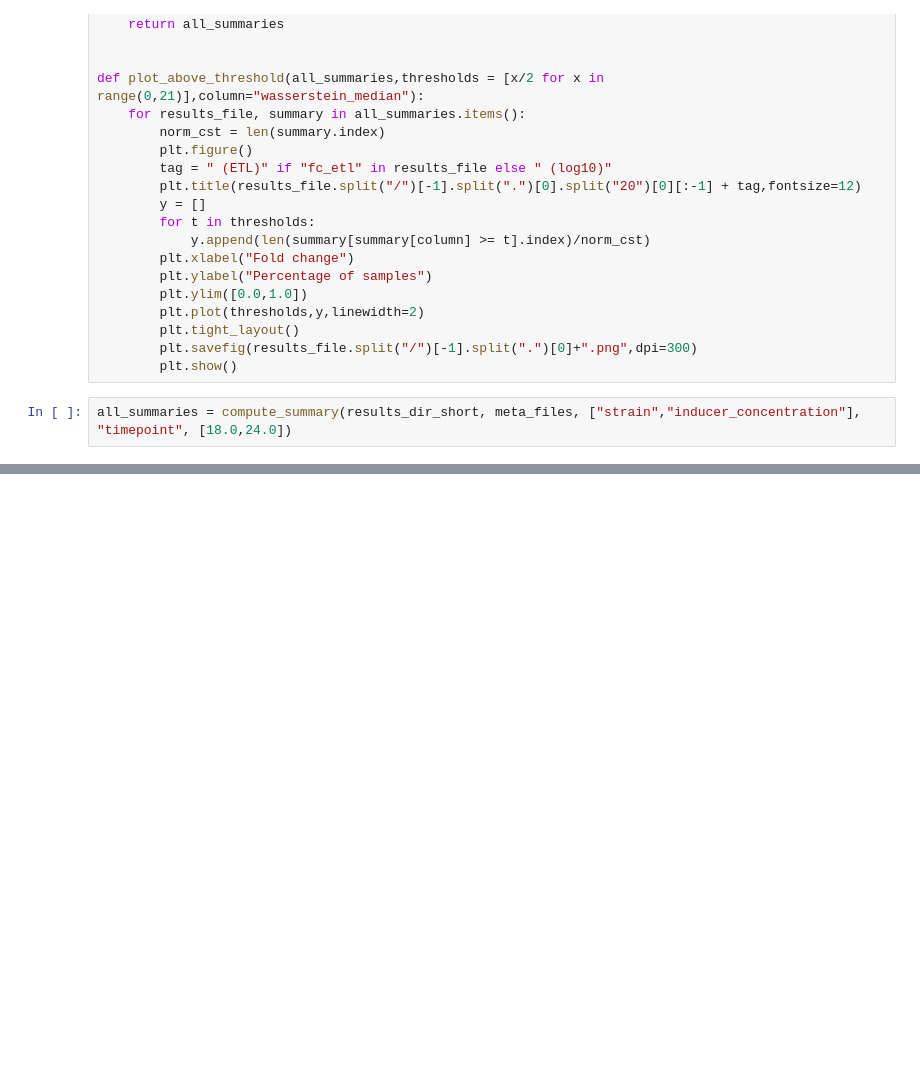
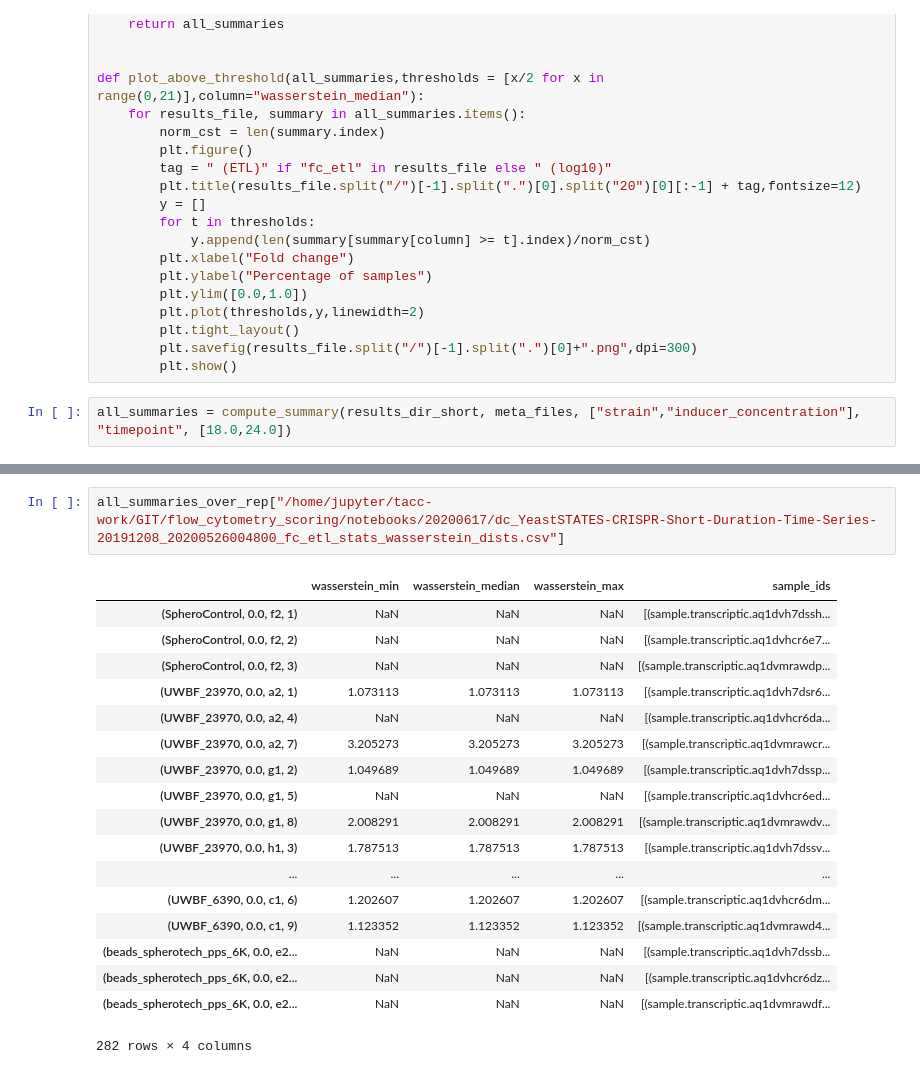
Before and after one commit to SD2E/precomputed-data-table, a Jupyter notebook: notebooks/TenFoldComparisons.ipynb, the cells around one changed output, grey strips where cells are left out. Saved outputs shown, nothing was run; the diff lists cells and outputs as text; blank space fills up the shorter version.

```diff
--- a/notebooks/TenFoldComparisons.ipynb
+++ b/notebooks/TenFoldComparisons.ipynb
@@ -168,0 +207,21 @@ for r,s in all_summaries.items():
+# %%
+all_summaries_over_rep["/home/jupyter/tacc-work/GIT/flow_cytometry_scoring/notebooks/20200617/dc_YeastSTATES-CRISPR-Short-Duration-Time-Series-20191208_20200526004800_fc_etl_stats_wasserstein_dists.csv"]
+# %% [output]
+|  | wasserstein_min | wasserstein_median | wasserstein_max | sample_ids |
+| (SpheroControl, 0.0, f2, 1) | NaN | NaN | NaN | [(sample.transcriptic.aq1dvh7dssh... |
+| (SpheroControl, 0.0, f2, 2) | NaN | NaN | NaN | [(sample.transcriptic.aq1dvhcr6e7... |
+| (SpheroControl, 0.0, f2, 3) | NaN | NaN | NaN | [(sample.transcriptic.aq1dvmrawdp... |
+| (UWBF_23970, 0.0, a2, 1) | 1.073113 | 1.073113 | 1.073113 | [(sample.transcriptic.aq1dvh7dsr6... |
+| (UWBF_23970, 0.0, a2, 4) | NaN | NaN | NaN | [(sample.transcriptic.aq1dvhcr6da... |
+| (UWBF_23970, 0.0, a2, 7) | 3.205273 | 3.205273 | 3.205273 | [(sample.transcriptic.aq1dvmrawcr... |
+| (UWBF_23970, 0.0, g1, 2) | 1.049689 | 1.049689 | 1.049689 | [(sample.transcriptic.aq1dvh7dssp... |
+| (UWBF_23970, 0.0, g1, 5) | NaN | NaN | NaN | [(sample.transcriptic.aq1dvhcr6ed... |
+| (UWBF_23970, 0.0, g1, 8) | 2.008291 | 2.008291 | 2.008291 | [(sample.transcriptic.aq1dvmrawdv... |
+| (UWBF_23970, 0.0, h1, 3) | 1.787513 | 1.787513 | 1.787513 | [(sample.transcriptic.aq1dvh7dssv... |
+| ... | ... | ... | ... | ... |
+| (UWBF_6390, 0.0, c1, 6) | 1.202607 | 1.202607 | 1.202607 | [(sample.transcriptic.aq1dvhcr6dm... |
+| (UWBF_6390, 0.0, c1, 9) | 1.123352 | 1.123352 | 1.123352 | [(sample.transcriptic.aq1dvmrawd4... |
+| (beads_spherotech_pps_6K, 0.0, e2... | NaN | NaN | NaN | [(sample.transcriptic.aq1dvh7dssb... |
+| (beads_spherotech_pps_6K, 0.0, e2... | NaN | NaN | NaN | [(sample.transcriptic.aq1dvhcr6dz... |
+| (beads_spherotech_pps_6K, 0.0, e2... | NaN | NaN | NaN | [(sample.transcriptic.aq1dvmrawdf... |
+282 rows × 4 columns
```
Also changed, not shown: parts of 11 cells of this notebook, 1 other file.
